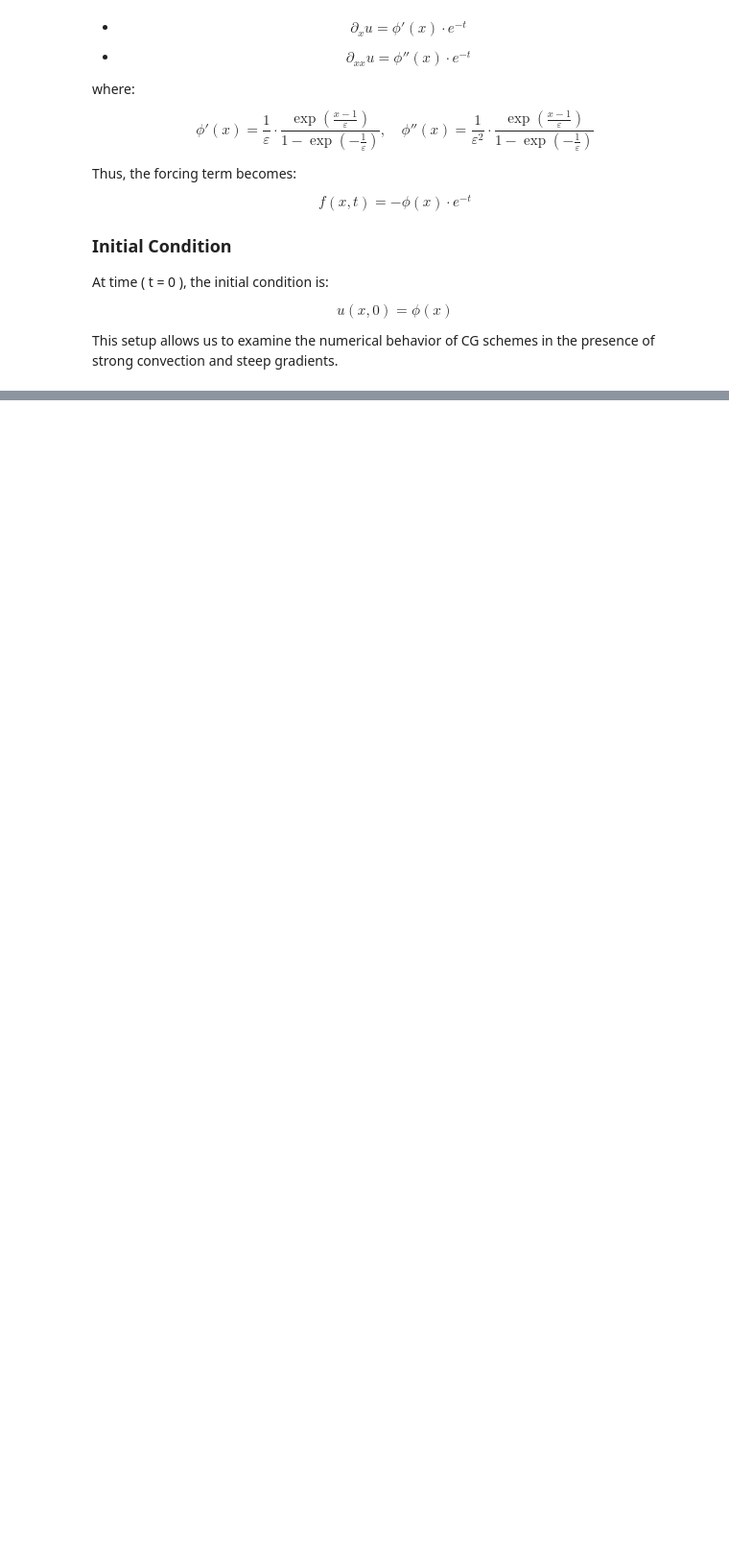
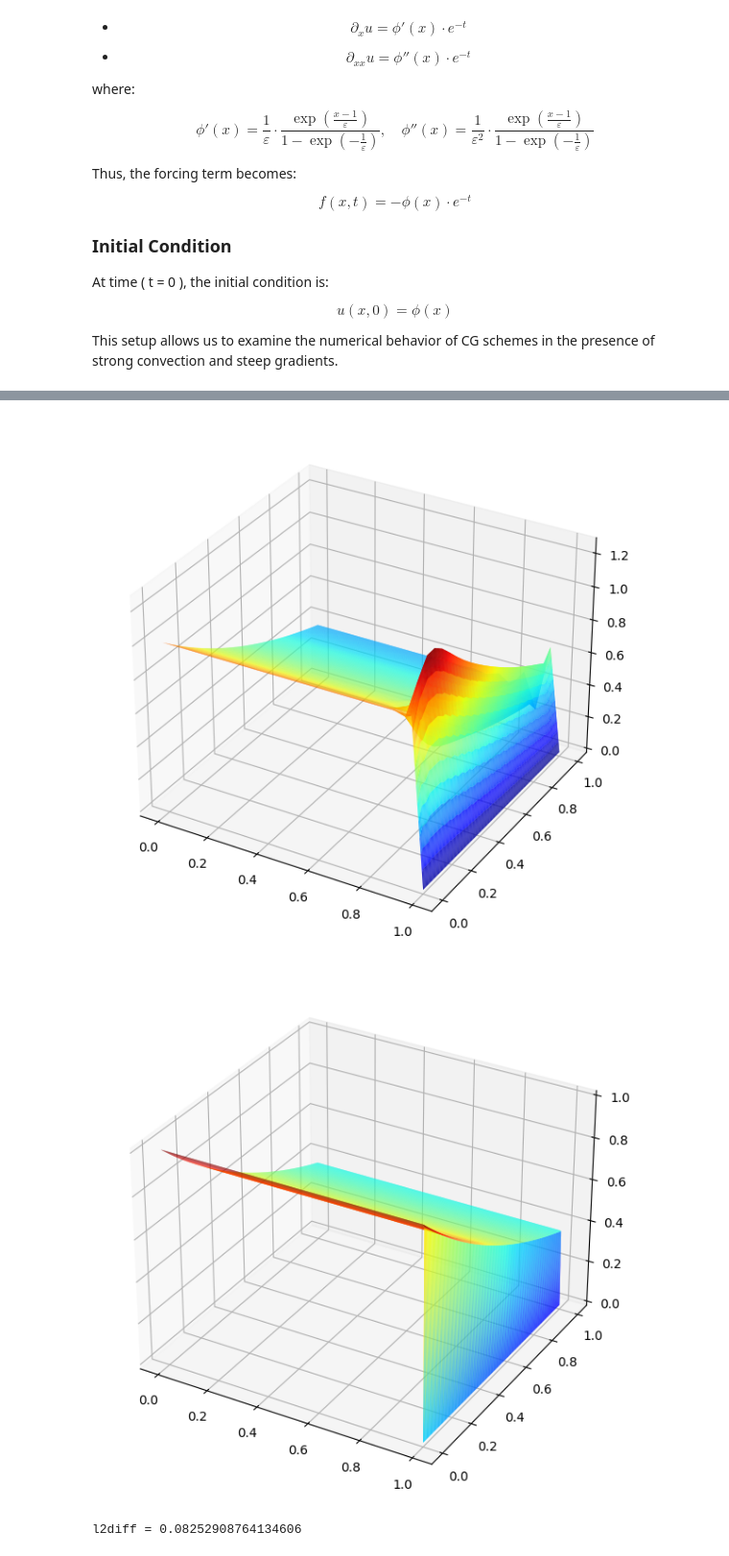
Before and after one commit to ilyagutkin/Bachelorarbeit-Rechenpraktikum-ilyagutkin, a Jupyter notebook: demos/con-dominated-problem-case_2d.ipynb, the cells around one changed output, grey strips where cells are left out. Shown at 96% size. Drawn from its saved outputs; the diff is of its cells as text; code cells hidden in the pictures; blank space fills up the shorter version.

```diff
--- a/demos/con-dominated-problem-case_2d.ipynb
+++ b/demos/con-dominated-problem-case_2d.ipynb
@@ -118,0 +121,23 @@ l2diff = 0.1152437685854915
+# %%
+blf += SUPGIntegral(w)
+blf.assemble()
+
+lf += SUPGSourceIntegral(f, w)
+lf.assemble()
+
+uh = FEFunction(fes)
+uh._set(uex, bndry)
+
+res = lf.vector - blf.matrix.dot(uh.vector)
+uh.vector += solve_on_freedofs(blf.matrix,res,freedofs)
+from methodsnm.forms import compute_difference_L2
+u_exact = GlobalFunction(uex, mesh = mesh)
+l2diff = compute_difference_L2(uh, u_exact, mesh, intorder = 5)
+
+DrawFunction2D(uh)
+DrawFunction2D(u_exact)
+print("l2diff =", l2diff)
+# %% [output]
+[figure, added]
+[figure, added]
+l2diff = 0.08252908764134606
```
Also changed, not shown: parts of 3 cells of this notebook.
